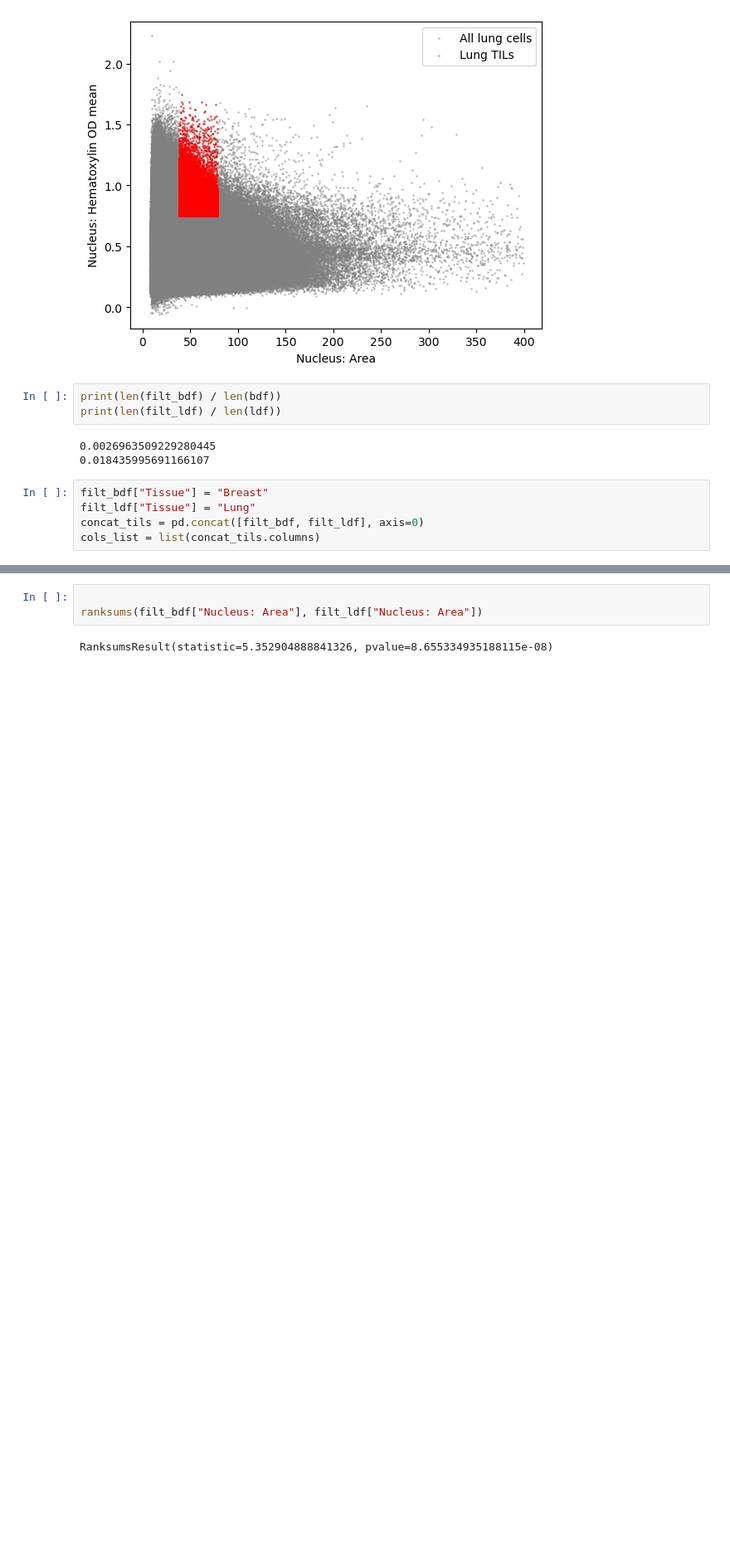
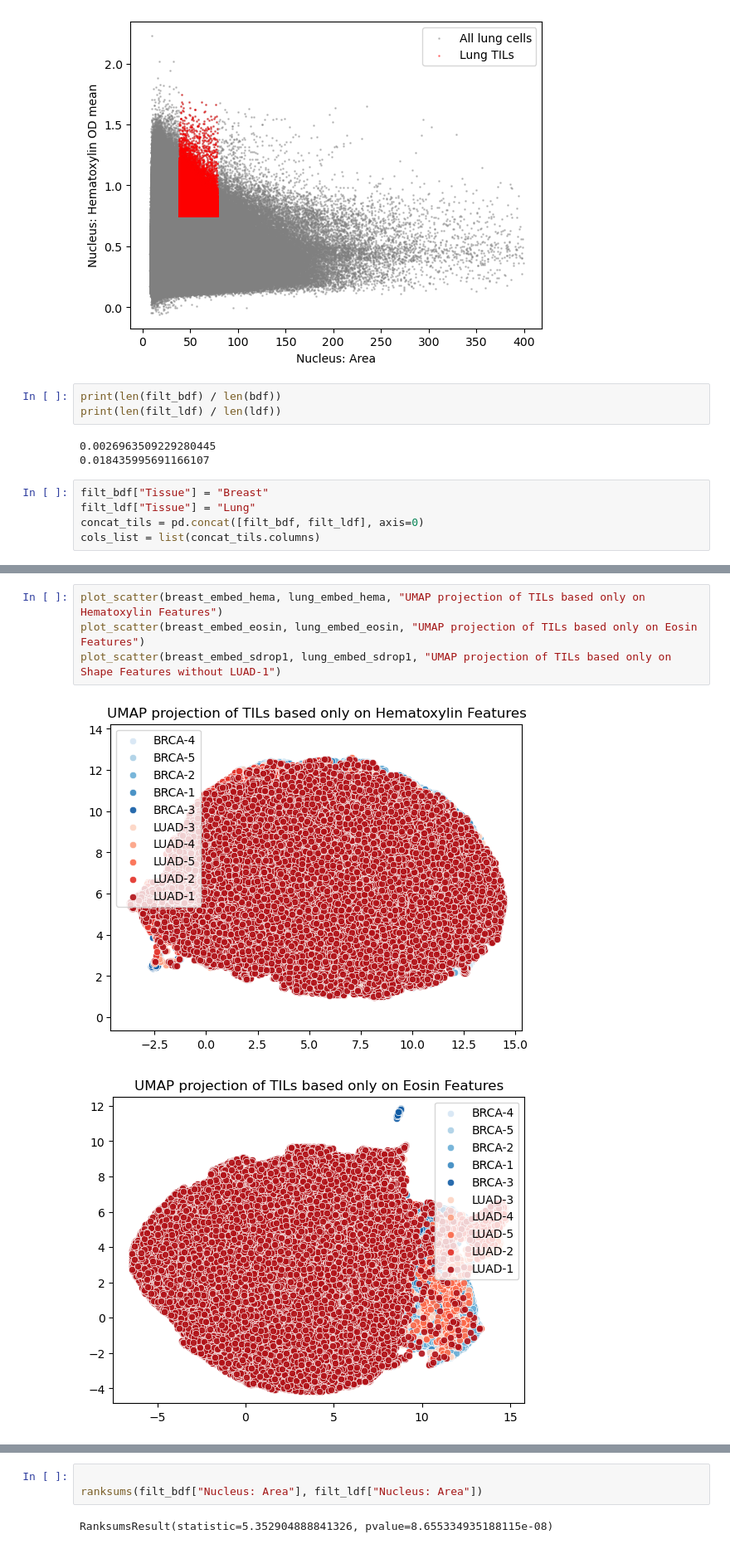
Before and after one commit to kradja/cima, a Jupyter notebook: src/graph.ipynb, the cells around one changed output, grey strips where cells are left out. Shown at 83% size. Cells and saved outputs as stored; diff of their text form; blank space fills up the shorter version.

```diff
--- a/src/graph.ipynb
+++ b/src/graph.ipynb
@@ -147,0 +232,7 @@ plt.show()
+# %%
+plot_scatter(breast_embed_hema, lung_embed_hema, "UMAP projection of TILs based only on Hematoxylin Features")
+plot_scatter(breast_embed_eosin, lung_embed_eosin, "UMAP projection of TILs based only on Eosin Features")
+plot_scatter(breast_embed_sdrop1, lung_embed_sdrop1, "UMAP projection of TILs based only on Shape Features without LUAD-1")
+# %% [output]
+[figure, added]
+[figure, added]
```
Also changed, not shown: parts of 23 cells of this notebook, 3 other files.
